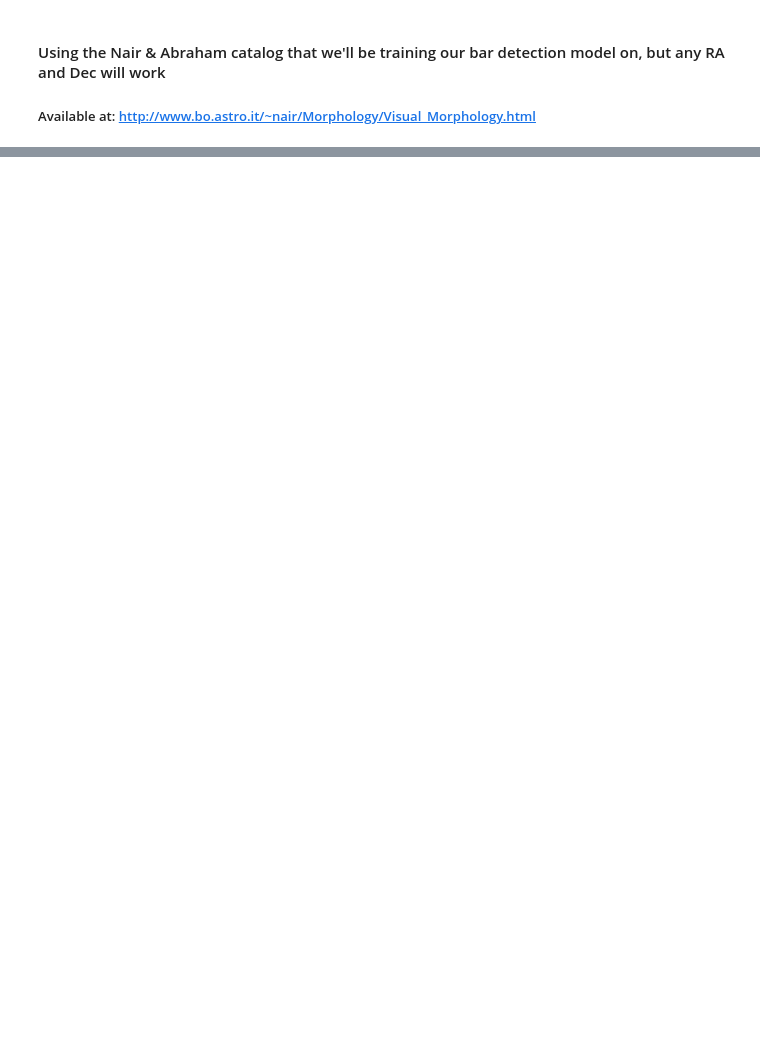
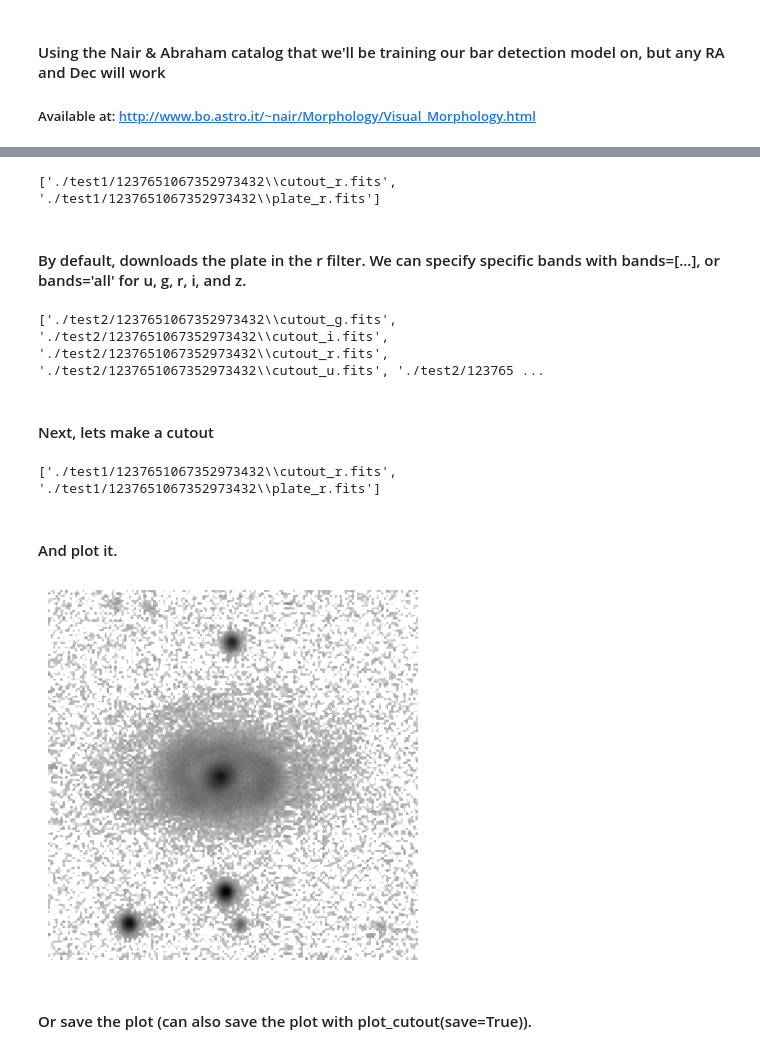
Before and after one commit to pgwart/SDSSDownload, a Jupyter notebook: example.ipynb, the cells around one changed output, grey strips where cells are left out. Cells and saved outputs as stored; diff of their text form; code cells hidden in the pictures; blank space fills up the shorter version.

```diff
--- a/example.ipynb
+++ b/example.ipynb
@@ -141,0 +35,4 @@ for i in ind:
+# %%
+sdss_cat_path = 'SDSS_query.csv'
+sdss_cat = pd.read_csv(sdss_cat_path)
+sdss_cat.head()
@@ -141,0 +47,12 @@ for i in ind:
+# %%
+# default save directories are /data/ and /images/
+test_dir = './test1/'
+
+dl1 = sd.Image(ra,dec,data_dir=test_dir, show_progress=True, df_path=sdss_cat_path)
+# %%
+# We should now have a plate fits file
+print(glob.glob(dl1.gal_dir + "*.fits"))
+# %% [output]
+['./test1/1237651067352973432\\cutout_r.fits', './test1/1237651067352973432\\plate_r.fits']
+# %% [markdown]
+#### By default, downloads the plate in the r filter. We can specify specific bands with bands=[...], or bands='all' for u, g, r, i, and z.
@@ -141,0 +62,7 @@ for i in ind:
+# %%
+# Now we should have a fits file for each SDSS filter
+print(glob.glob(dl2.gal_dir + "*.fits"))
+# %% [output]
+['./test2/1237651067352973432\\cutout_g.fits', './test2/1237651067352973432\\cutout_i.fits', './test2/1237651067352973432\\cutout_r.fits', './test2/1237651067352973432\\cutout_u.fits', './test2/123765 ...
+# %% [markdown]
+#### Next, lets make a cutout
@@ -141,0 +71,13 @@ for i in ind:
+# %%
+# We should now have a plate fits file and a cutout fits file
+print(glob.glob(dl1.gal_dir + "*.fits"))
+# %% [output]
+['./test1/1237651067352973432\\cutout_r.fits', './test1/1237651067352973432\\plate_r.fits']
+# %% [markdown]
+#### And plot it.
+# %%
+dl1.plot_cutout()
+# %% [output]
+[figure, added]
+# %% [markdown]
+#### Or save the plot (can also save the plot with plot_cutout(save=True)).
```
Also changed, not shown: parts of 39 cells of this notebook, 3 other files.
